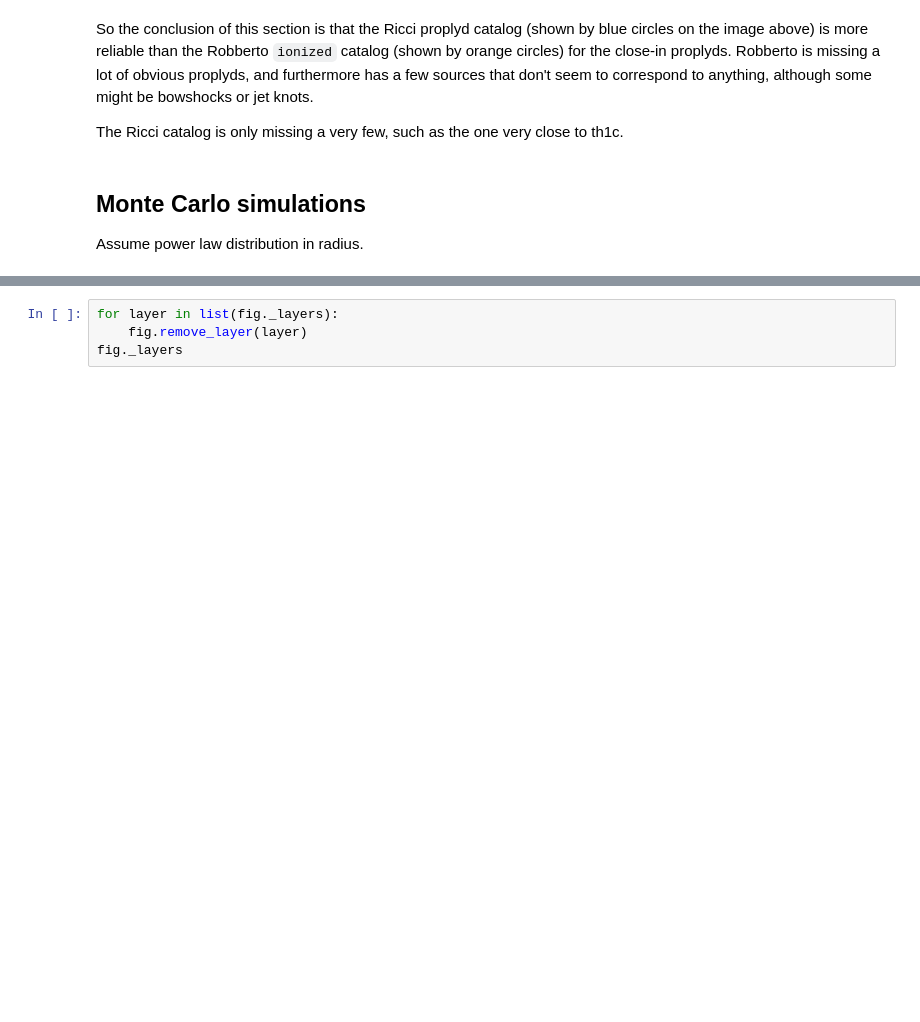
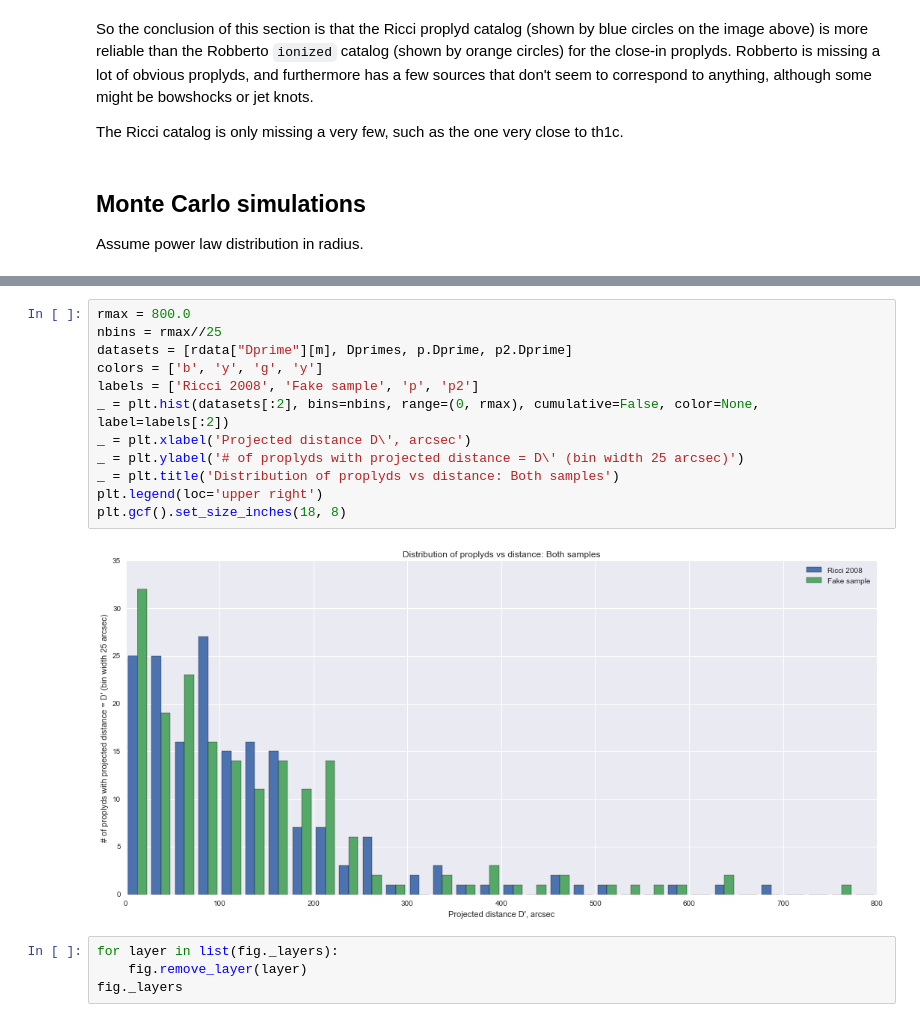
Before and after one commit to will-henney/bowshock-shape, a Jupyter notebook: Proplyd distribution.ipynb, the cells around one changed output, grey strips where cells are left out. Cells and saved outputs as stored; diff of their text form; blank space fills up the shorter version.

```diff
--- a/Proplyd distribution.ipynb
+++ b/Proplyd distribution.ipynb
@@ -381,3 +466,17 @@ Assume power law distribution in radius.
+# %%
+rmax = 800.0
+nbins = rmax//25
+datasets = [rdata["Dprime"][m], Dprimes, p.Dprime, p2.Dprime]
+colors = ['b', 'y', 'g', 'y']
+labels = ['Ricci 2008', 'Fake sample', 'p', 'p2']
+_ = plt.hist(datasets[:2], bins=nbins, range=(0, rmax), cumulative=False, color=None, label=labels[:2])
+_ = plt.xlabel('Projected distance D\', arcsec')
+_ = plt.ylabel('# of proplyds with projected distance = D\' (bin width 25 arcsec)')
+_ = plt.title('Distribution of proplyds vs distance: Both samples')
+plt.legend(loc='upper right')
+plt.gcf().set_size_inches(18, 8)
+# %% [output]
+[figure, added]
 # %%
 for layer in list(fig._layers):
     fig.remove_layer(layer)
```
Also changed, not shown: parts of 16 cells of this notebook, 1 other file.
